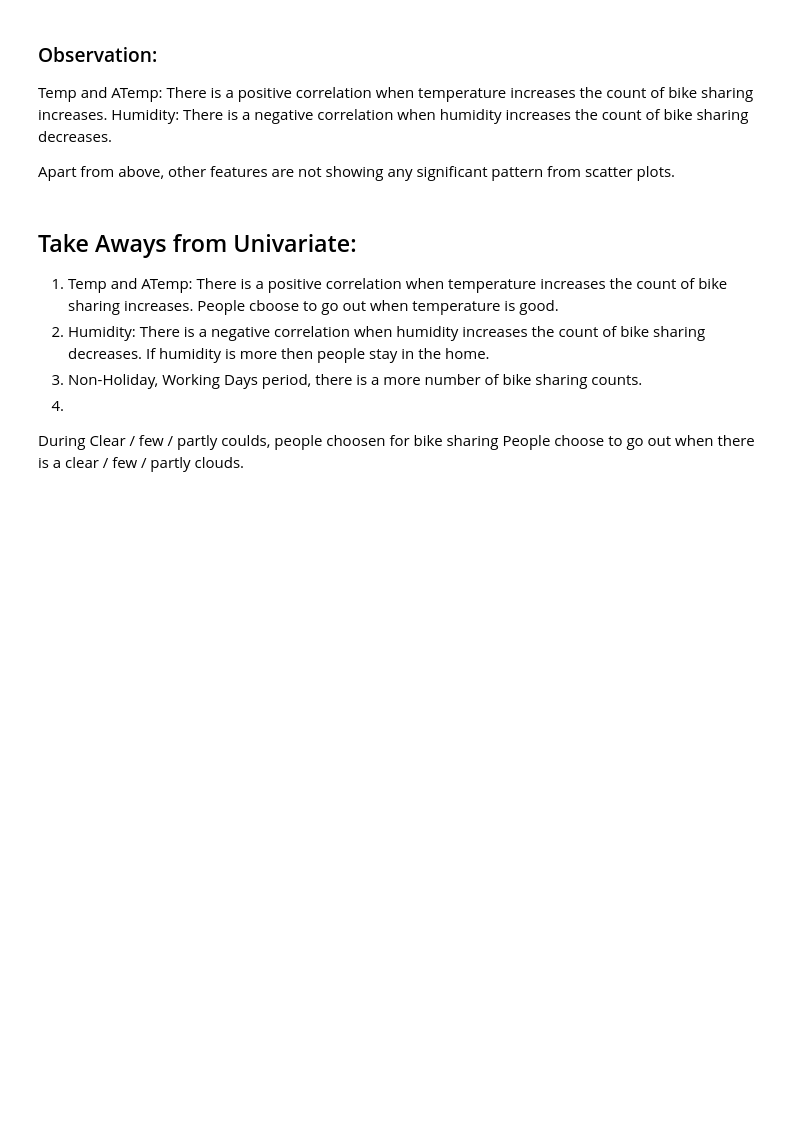
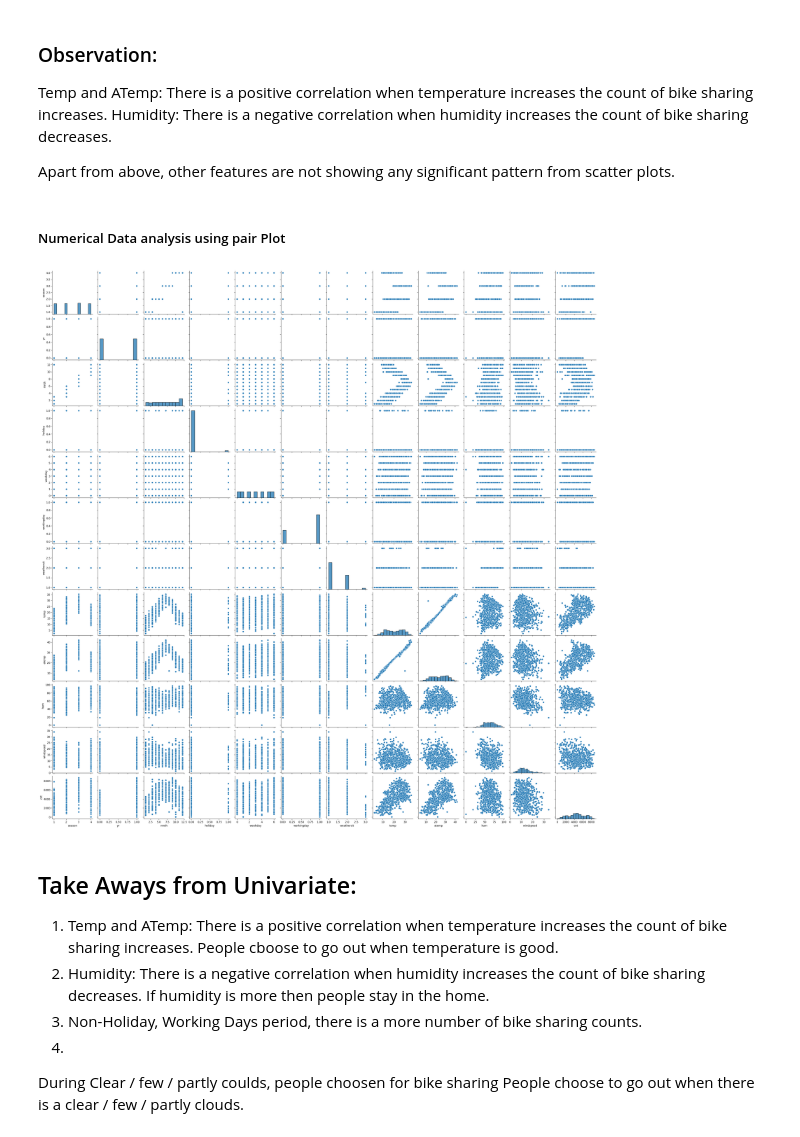
Before and after one commit to yavisankar/Bike-Sharing-Demand, a Jupyter notebook: Avisankar.ipynb, the cells around one changed output. Drawn from its saved outputs; the diff is of its cells as text; code cells hidden in the pictures; blank space fills up the shorter version.

```diff
--- a/Avisankar.ipynb
+++ b/Avisankar.ipynb
@@ -265,6 +265,14 @@ Humidity:
 There is a negative correlation when humidity increases the count of bike sharing decreases.
 
 Apart from above, other features are not showing any significant pattern from scatter plots.
+# %% [markdown]
+##### Numerical Data analysis using pair Plot
+# %%
+#for i in num_features:
+sns.pairplot(df[num_features])
+plt.show()
+# %% [output]
+[figure, added]
 # %% [markdown]
 ## Take Aways from Univariate:
 1) Temp and ATemp:
```
Also changed, not shown: parts of 9 cells of this notebook, 1 other file.
